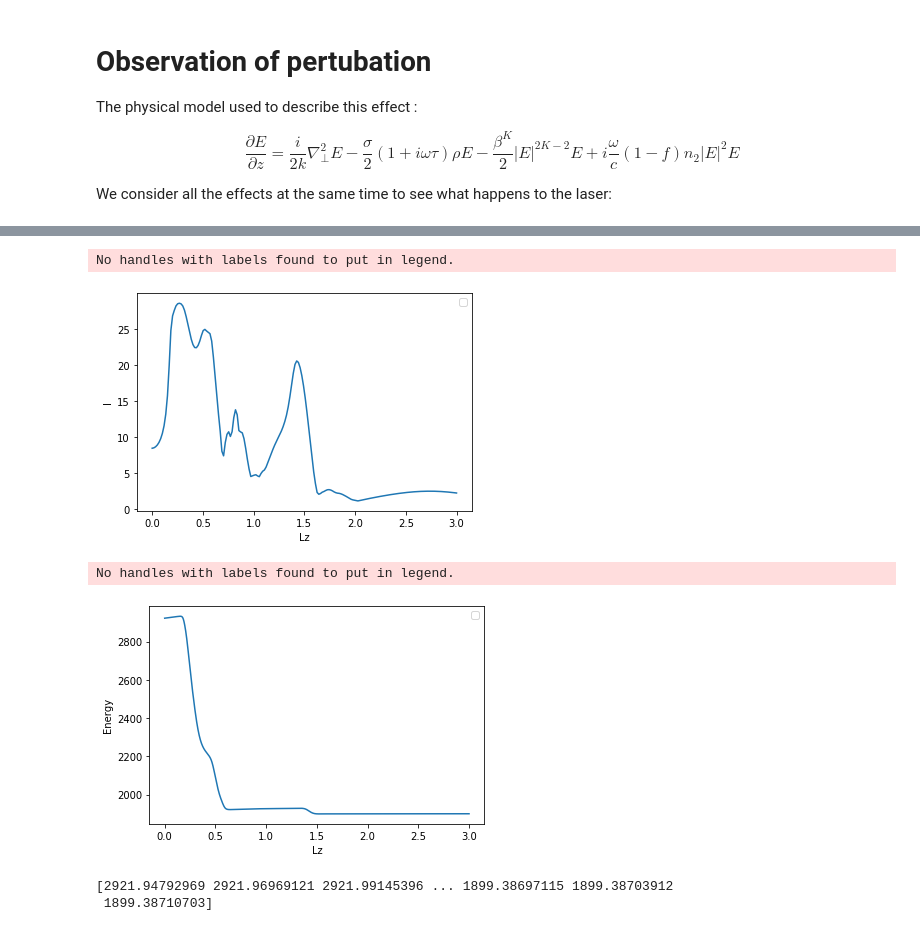
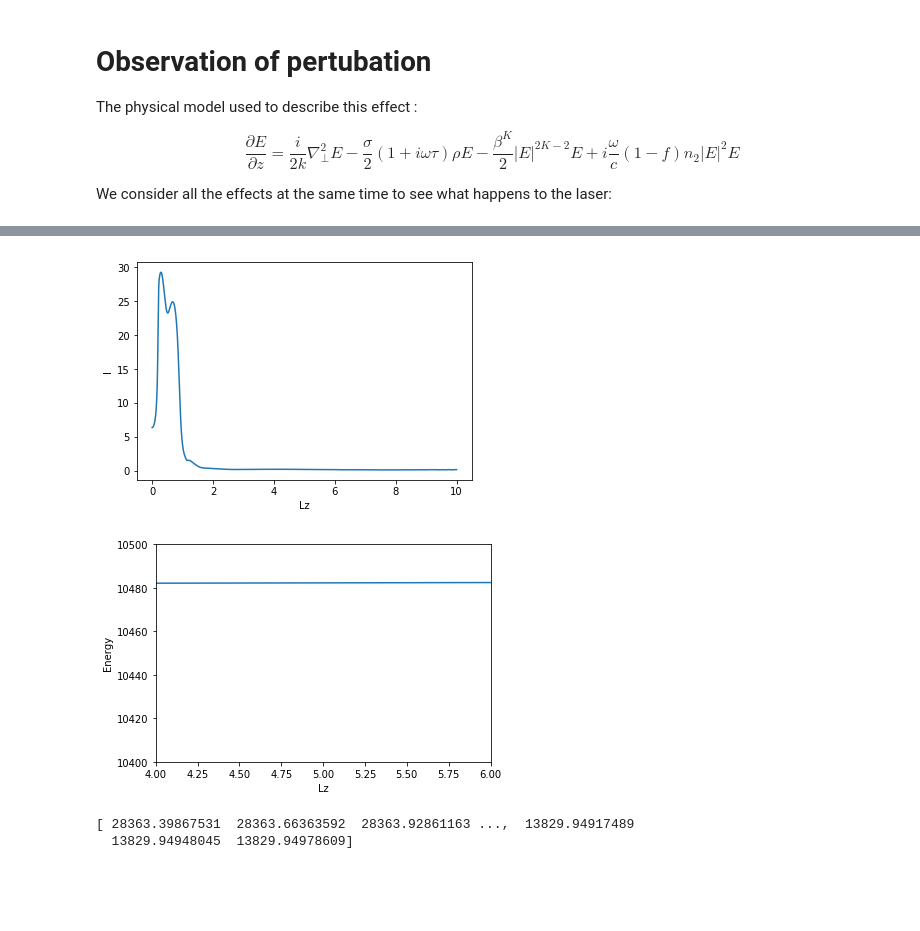
Before and after one commit to kimhong-chao/Project-PHY571, a Jupyter notebook: analysis/analyze_pertubation.ipynb, the cells around one changed output, grey strips where cells are left out. Saved outputs shown, nothing was run; the diff lists cells and outputs as text; code cells hidden in the pictures; blank space fills up the shorter version.

```diff
--- a/analysis/analyze_pertubation.ipynb
+++ b/analysis/analyze_pertubation.ipynb
@@ -30,7 +30,8 @@ inten_num = np.loadtxt("../results/intensity_pertubation.txt")
 nb_pics = int((inten_num.shape[0]*inten_num.shape[1])/(2*N)**2)
 inten_num = inten_num.reshape((nb_pics, 2*N, 2*N))
 
-energy = np.loadtxt("../results/energy_pertubation.txt")
+energy = np.loadtxt("../results/energy_pertu.txt")
+inten_max = np.loadtxt("../results/inten_max_pertu.txt")
 # %%
 print(L, N, Lz, Nz, nb_save)
 # %% [output]
@@ -38,15 +39,10 @@ print(L, N, Lz, Nz, nb_save)
 # %%
 #Energy maximum of laser along z
-list_e = []
-num_point = inten_num.shape[0]
-for i in range(num_point):
-    list_e.append(np.max(inten_num[i]))
-screen = np.linspace(0, Lz, inten_num.shape[0])
-list_e = np.asarray(list_e)
+screen = np.linspace(0, Lz, 30000)
 
 Pcr_const = np.zeros(Nz) + Pcr
 fig, ax = plt.subplots()
-ax.plot(screen, list_e)
+ax.plot(screen, inten_max)
 #ax.plot(screen, Pcr_const)
 ax.set_xlabel('Lz')
 ax.set_ylabel('I')
@@ -54,28 +50,27 @@ ax.legend()
 #plt.xlim(0.007, 0.009)
 fig.show()
 # %% [output]
-No handles with labels found to put in legend.
-[figure, old version]
+[figure, new version]
 # %%
 #Total energy of laser along z
 
 screen = np.linspace(0, Lz, Nz)
 fig, ax = plt.subplots()
 ax.plot(screen, energy)
 #ax.plot(screen, Pcr_const)
 ax.set_xlabel('Lz')
 ax.set_ylabel('Energy')
 ax.legend()
-#plt.xlim(0.007, 0.009)
+plt.xlim(4, 6)
+plt.ylim(10400,10500)
 fig.show()
 # %% [output]
-No handles with labels found to put in legend.
-[figure, old version]
+[figure, new version]
 # %%
 print(energy)
 # %% [output]
-[2921.94792969 2921.96969121 2921.99145396 ... 1899.38697115 1899.38703912
- 1899.38710703]
+[ 28363.39867531  28363.66363592  28363.92861163 ...,  13829.94917489
+  13829.94948045  13829.94978609]
 # %%
 r, d = np.linspace(-L, L, 2*N, retstep=True)
 x, y = np.meshgrid(r,r)
```
Also changed, not shown: parts of 3 cells of this notebook, 1 other file.
